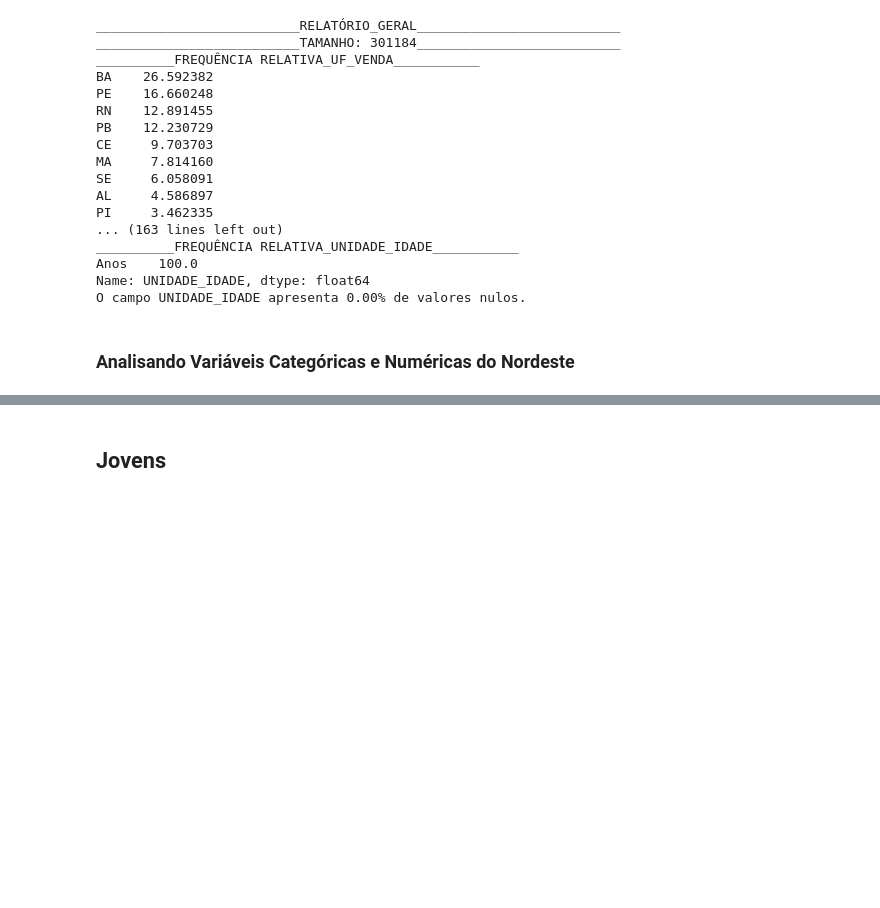
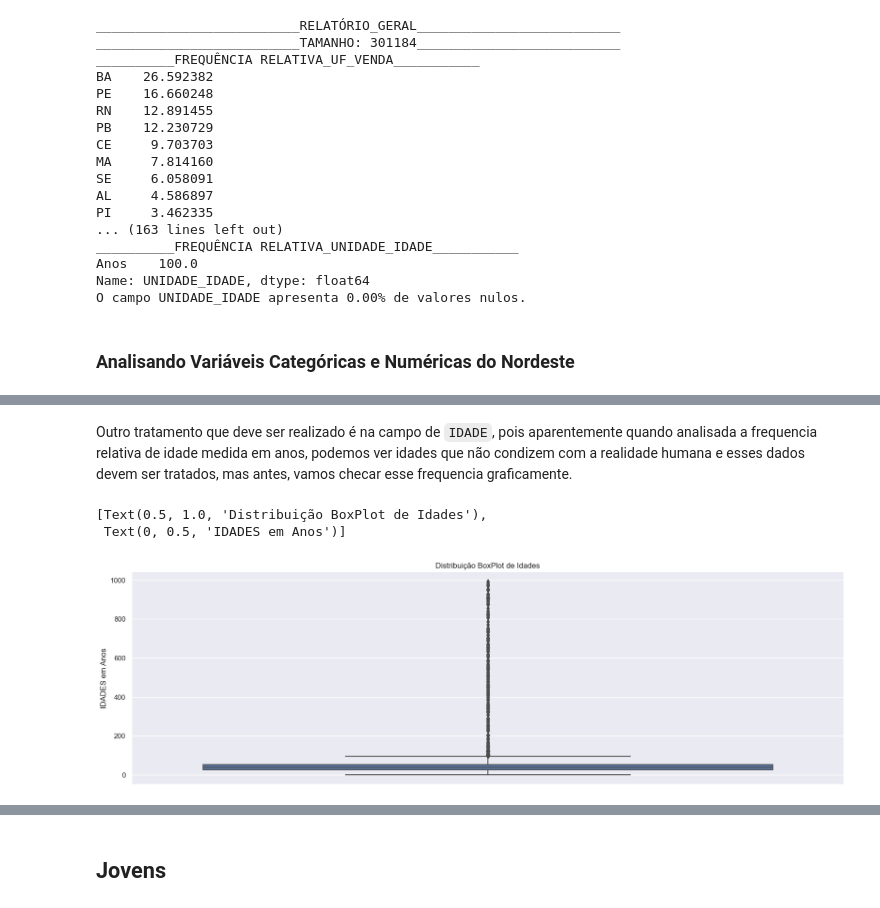
Before and after one commit to dimitriribeiro/medicamento-antimicrobianos, a Jupyter notebook: analise-exploratoria-medicamentos.ipynb, the cells around one changed output, grey strips where cells are left out. Drawn from its saved outputs; the diff is of its cells as text; code cells hidden in the pictures; blank space fills up the shorter version.

````diff
--- a/analise-exploratoria-medicamentos.ipynb
+++ b/analise-exploratoria-medicamentos.ipynb
@@ -7,8 +7,11 @@ Compreender a distribuição das vendas de medicamentos antimicrobianos no terri
 # Importando Bibliotecas Necessárias
 # %%
 import pandas as pd
+import numpy as np
 import matplotlib.pyplot as plt
 import seaborn as sns
+from statsmodels.graphics.mosaicplot import mosaic
+sns.set_theme('notebook')
 # %% [markdown]
 # Obtendo os Dados
 Fonte dos Dados: Os dados utilizados para essa análise estão disponíveis no site de Dados Abertos do Governo Federal. Acesso: <br>
@@ -370,0 +443,3 @@ O campo QTD_VENDIDA apresenta 0.00% de valores nulos.
+# %%
+adultos.dropna(subset=['PRINCIPIO_ATIVO'], inplace=True)
+adultos.info()
@@ -370,0 +470,12 @@ O campo QTD_VENDIDA apresenta 0.00% de valores nulos.
+# %% [markdown]
+Outro tratamento que deve ser realizado é na campo de ```IDADE```, pois aparentemente quando analisada a frequencia relativa de idade medida em anos, podemos ver idades que não condizem com a realidade humana e esses dados devem ser tratados, mas antes, vamos checar esse frequencia graficamente.
+# %%
+fig, ax = plt.subplots(figsize=(20,6))
+
+adultos_idade_plot = sns.boxplot(y=adultos['IDADE'])
+
+adultos_idade_plot.set(title='Distribuição BoxPlot de Idades', ylabel='IDADES em Anos')
+# %% [output]
+[Text(0.5, 1.0, 'Distribuição BoxPlot de Idades'),
+ Text(0, 0.5, 'IDADES em Anos')]
+[figure, added]
````
Also changed, not shown: parts of 60 cells of this notebook.
